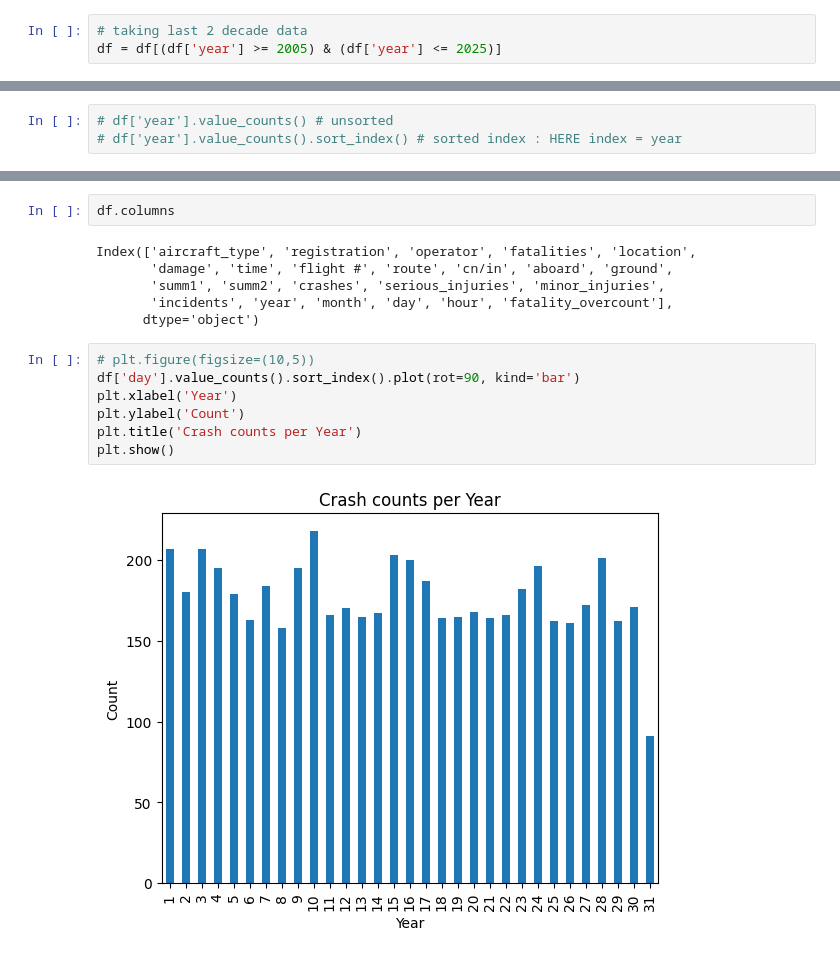
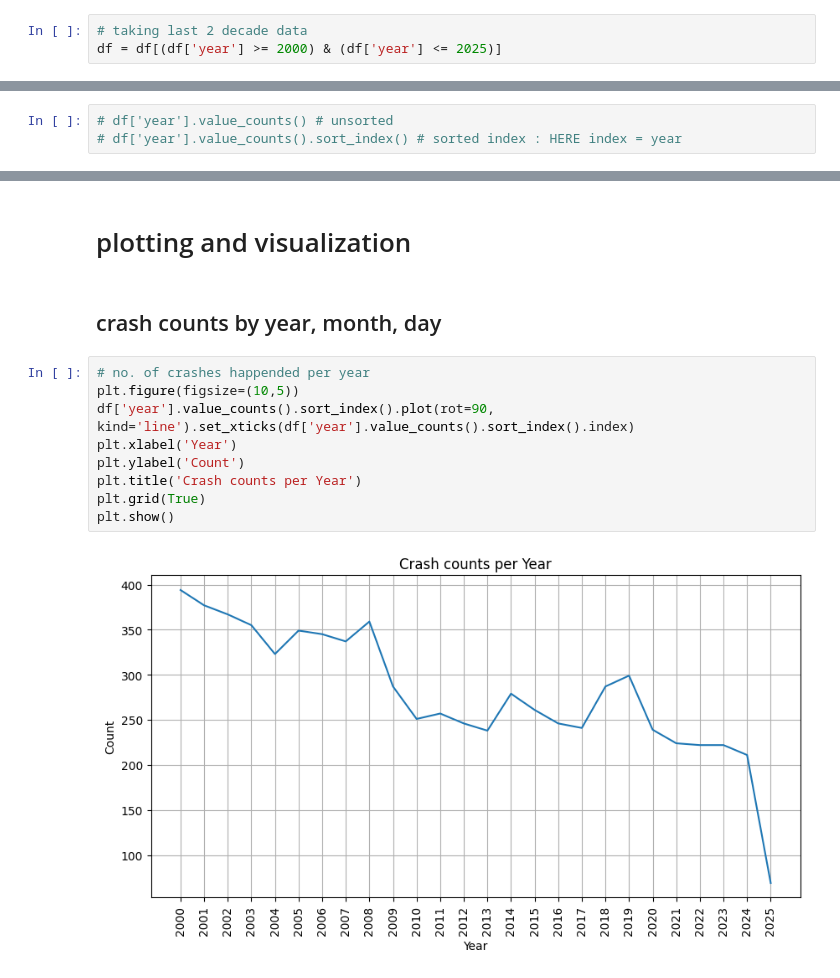
Before and after one commit to agakshita5/aircrash-time-series, a Jupyter notebook: aircrash-timeseries.ipynb, the cells around one changed output, grey strips where cells are left out. Cells and saved outputs as stored; diff of their text form.

```diff
--- a/aircrash-timeseries.ipynb
+++ b/aircrash-timeseries.ipynb
@@ -70,3 +72,3 @@ df.incidents = df.incidents.astype(int)
 # %%
 # taking last 2 decade data
-df = df[(df['year'] >= 2005) & (df['year'] <= 2025)]
+df = df[(df['year'] >= 2000) & (df['year'] <= 2025)]
@@ -138,17 +144,15 @@ df.head(1)
-# %%
-df.columns
-# %% [output]
-Index(['aircraft_type', 'registration', 'operator', 'fatalities', 'location',
-       'damage', 'time', 'flight #', 'route', 'cn/in', 'aboard', 'ground',
-       'summ1', 'summ2', 'crashes', 'serious_injuries', 'minor_injuries',
-       'incidents', 'year', 'month', 'day', 'hour', 'fatality_overcount'],
-      dtype='object')
+# %% [markdown]
+# plotting and visualization
+# %% [markdown]
+## crash counts by year, month, day
 # %%
-# plt.figure(figsize=(10,5))
-df['day'].value_counts().sort_index().plot(rot=90, kind='bar')
+# no. of crashes happended per year
+plt.figure(figsize=(10,5))
+df['year'].value_counts().sort_index().plot(rot=90, kind='line').set_xticks(df['year'].value_counts().sort_index().index)
 plt.xlabel('Year')
 plt.ylabel('Count')
 plt.title('Crash counts per Year')
+plt.grid(True)
 plt.show()
 # %% [output]
-[figure, old version]
+[figure, new version]
```
Also changed, not shown: parts of 28 cells of this notebook.
